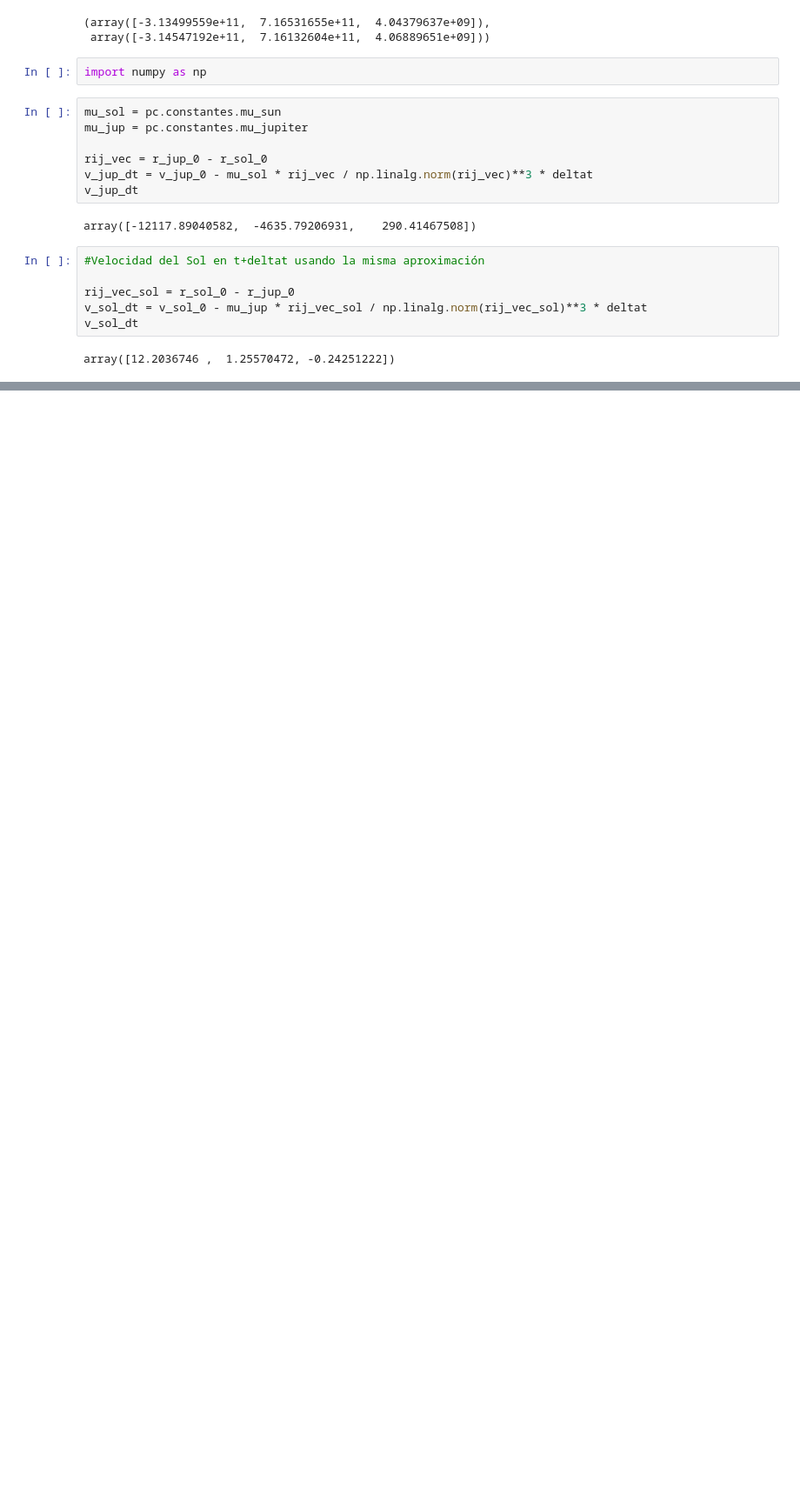
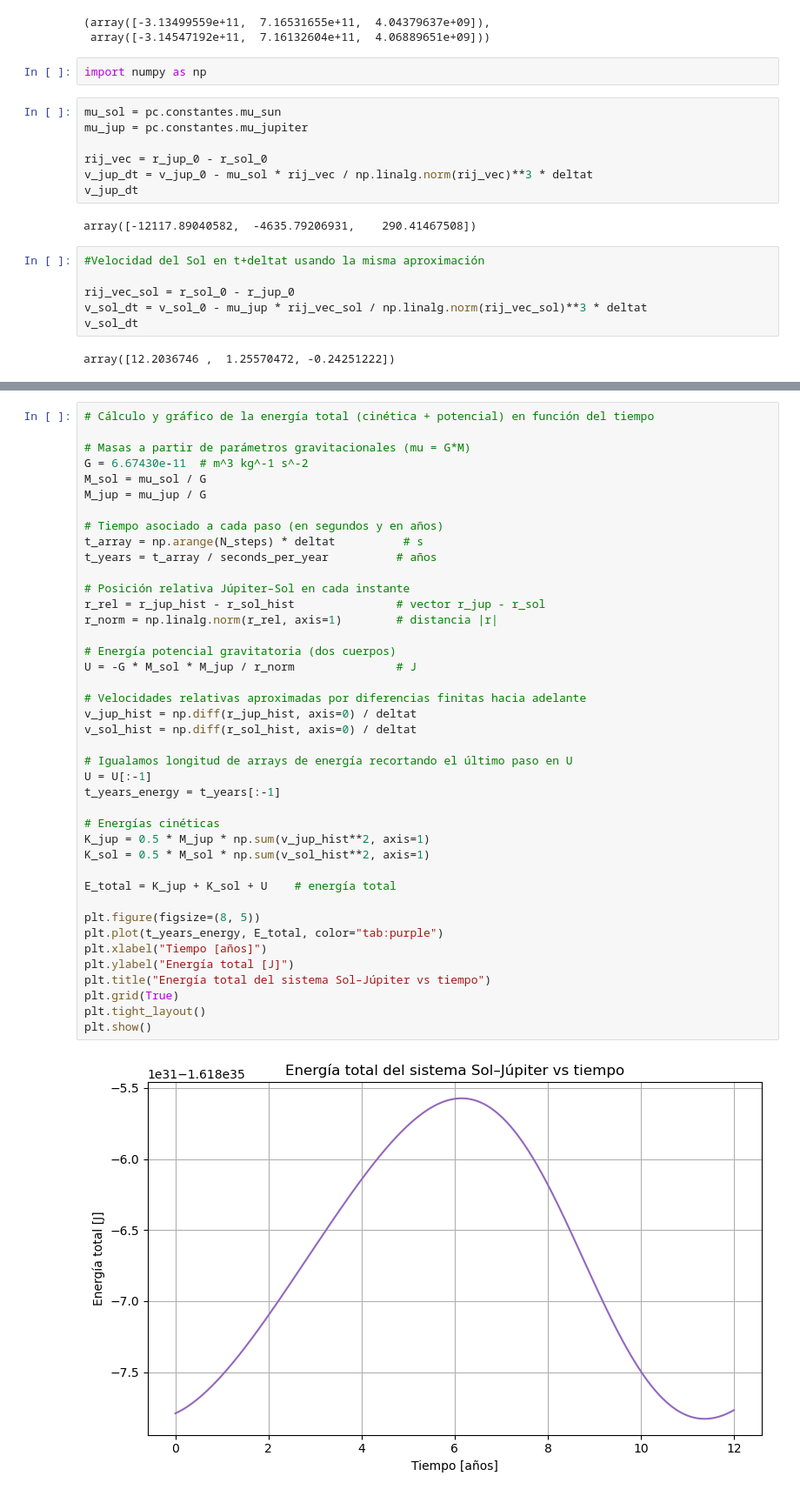
Before and after one commit to mariaguilarb/Mecanicacel-, a Jupyter notebook: ncuerpos-numerico - MariaAguilar.ipynb, the cells around one changed output, grey strips where cells are left out. Shown at 87% size. Saved outputs shown, nothing was run; the diff lists cells and outputs as text; blank space fills up the shorter version.

```diff
--- a/ncuerpos-numerico - MariaAguilar.ipynb
+++ b/ncuerpos-numerico - MariaAguilar.ipynb
@@ -140,0 +151,43 @@ plt.show()
+# %%
+# Cálculo y gráfico de la energía total (cinética + potencial) en función del tiempo
+
+# Masas a partir de parámetros gravitacionales (mu = G*M)
+G = 6.67430e-11  # m^3 kg^-1 s^-2
+M_sol = mu_sol / G
+M_jup = mu_jup / G
+
+# Tiempo asociado a cada paso (en segundos y en años)
+t_array = np.arange(N_steps) * deltat          # s
+t_years = t_array / seconds_per_year          # años
+
+# Posición relativa Júpiter–Sol en cada instante
+r_rel = r_jup_hist - r_sol_hist               # vector r_jup - r_sol
+r_norm = np.linalg.norm(r_rel, axis=1)        # distancia |r|
+
+# Energía potencial gravitatoria (dos cuerpos)
+U = -G * M_sol * M_jup / r_norm               # J
+
+# Velocidades relativas aproximadas por diferencias finitas hacia adelante
+v_jup_hist = np.diff(r_jup_hist, axis=0) / deltat
+v_sol_hist = np.diff(r_sol_hist, axis=0) / deltat
+
+# Igualamos longitud de arrays de energía recortando el último paso en U
+U = U[:-1]
+t_years_energy = t_years[:-1]
+
+# Energías cinéticas
+K_jup = 0.5 * M_jup * np.sum(v_jup_hist**2, axis=1)
+K_sol = 0.5 * M_sol * np.sum(v_sol_hist**2, axis=1)
+
+E_total = K_jup + K_sol + U    # energía total
+
+plt.figure(figsize=(8, 5))
+plt.plot(t_years_energy, E_total, color="tab:purple")
+plt.xlabel("Tiempo [años]")
+plt.ylabel("Energía total [J]")
+plt.title("Energía total del sistema Sol–Júpiter vs tiempo")
+plt.grid(True)
+plt.tight_layout()
+plt.show()
+# %% [output]
+[figure, added]
```
Also changed, not shown: parts of 3 cells of this notebook, 2 other files.
